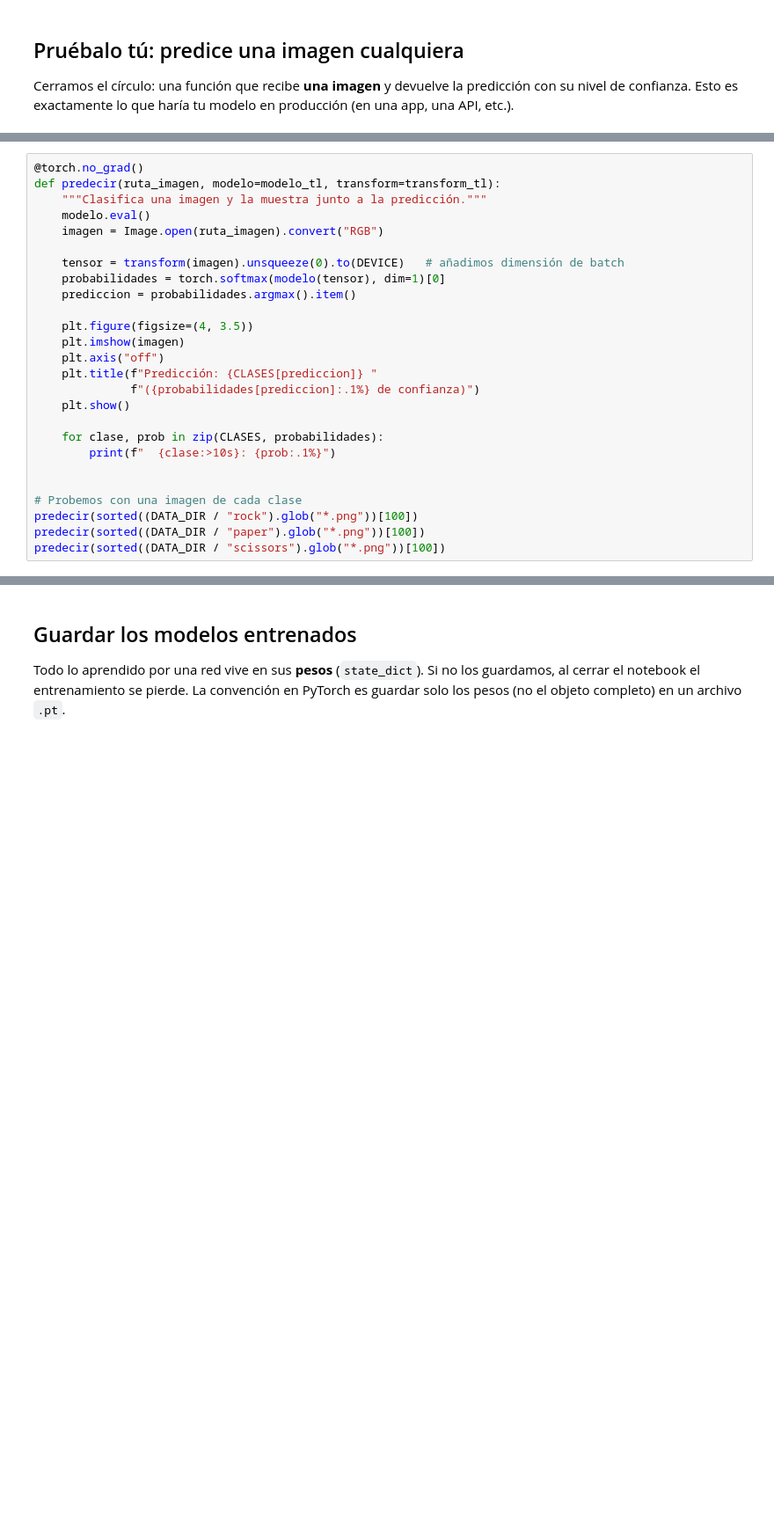
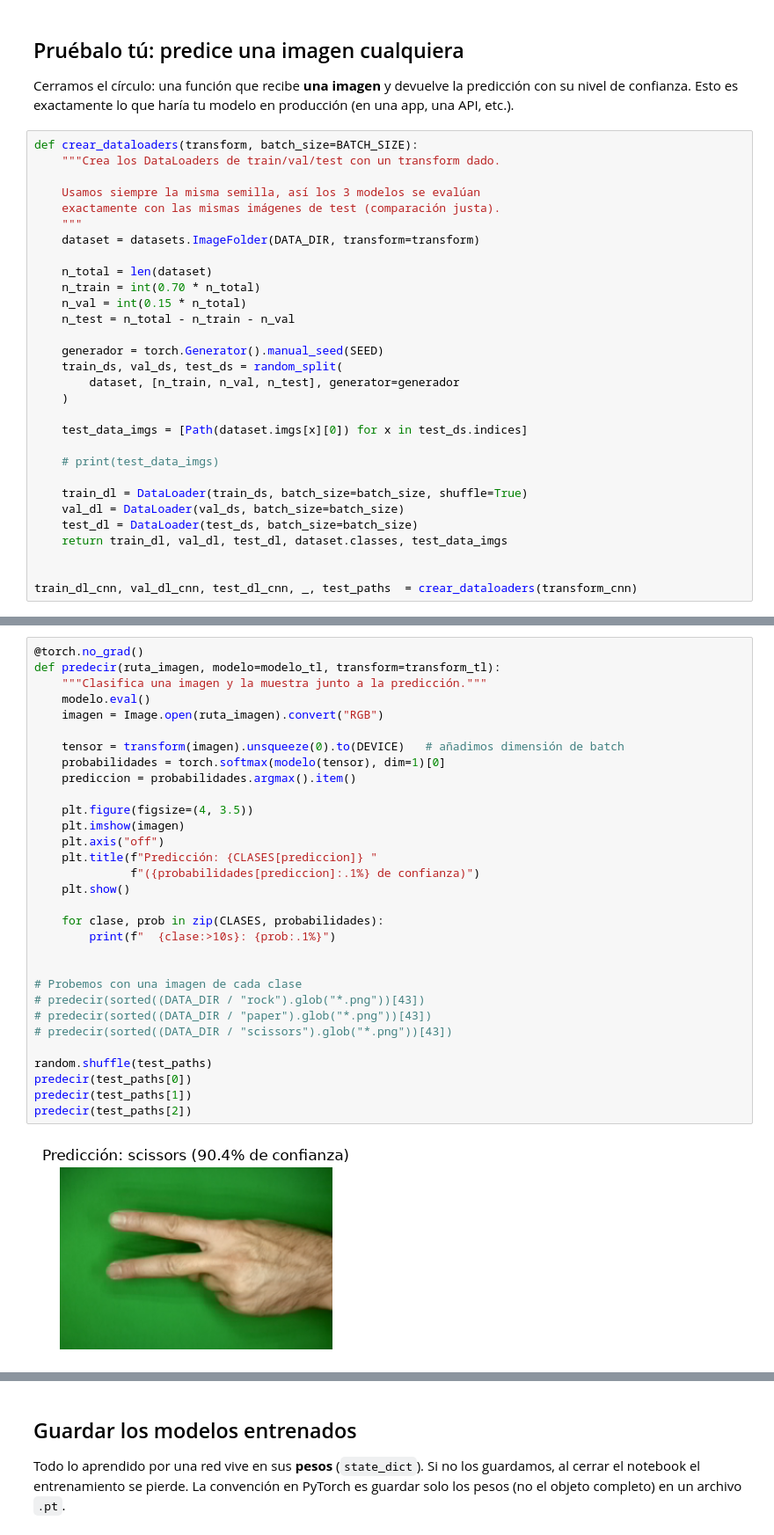
Before and after one commit to marcell-llerena/datascience-g8, a Jupyter notebook: notebooks/20260921_37_workshop_cnn.ipynb, the cells around one changed output, grey strips where cells are left out. Shown at 88% size. Saved outputs shown, nothing was run; the diff lists cells and outputs as text; blank space fills up the shorter version.

```diff
--- a/notebooks/20260921_37_workshop_cnn.ipynb
+++ b/notebooks/20260921_37_workshop_cnn.ipynb
@@ -544,3 +781,33 @@ plt.show()
 ## Pruébalo tú: predice una imagen cualquiera
 
 Cerramos el círculo: una función que recibe **una imagen** y devuelve la predicción con su nivel de confianza. Esto es exactamente lo que haría tu modelo en producción (en una app, una API, etc.).
+# %%
+def crear_dataloaders(transform, batch_size=BATCH_SIZE):
+    """Crea los DataLoaders de train/val/test con un transform dado.
+
+    Usamos siempre la misma semilla, así los 3 modelos se evalúan
+    exactamente con las mismas imágenes de test (comparación justa).
+    """
+    dataset = datasets.ImageFolder(DATA_DIR, transform=transform)
+
+    n_total = len(dataset)
+    n_train = int(0.70 * n_total)
+    n_val = int(0.15 * n_total)
+    n_test = n_total - n_train - n_val
+
+    generador = torch.Generator().manual_seed(SEED)
+    train_ds, val_ds, test_ds = random_split(
+        dataset, [n_train, n_val, n_test], generator=generador
+    )
+
+    test_data_imgs = [Path(dataset.imgs[x][0]) for x in test_ds.indices]
+
+    # print(test_data_imgs)
+
+    train_dl = DataLoader(train_ds, batch_size=batch_size, shuffle=True)
+    val_dl = DataLoader(val_ds, batch_size=batch_size)
+    test_dl = DataLoader(test_ds, batch_size=batch_size)
+    return train_dl, val_dl, test_dl, dataset.classes, test_data_imgs
+
+
+train_dl_cnn, val_dl_cnn, test_dl_cnn, _, test_paths  = crear_dataloaders(transform_cnn)
@@ -547,26 +822,33 @@ Cerramos el círculo: una función que recibe **una imagen** y devuelve la predi
 # %%
 @torch.no_grad()
 def predecir(ruta_imagen, modelo=modelo_tl, transform=transform_tl):
     """Clasifica una imagen y la muestra junto a la predicción."""
     modelo.eval()
     imagen = Image.open(ruta_imagen).convert("RGB")
 
     tensor = transform(imagen).unsqueeze(0).to(DEVICE)   # añadimos dimensión de batch
     probabilidades = torch.softmax(modelo(tensor), dim=1)[0]
     prediccion = probabilidades.argmax().item()
 
     plt.figure(figsize=(4, 3.5))
     plt.imshow(imagen)
     plt.axis("off")
     plt.title(f"Predicción: {CLASES[prediccion]} "
               f"({probabilidades[prediccion]:.1%} de confianza)")
     plt.show()
 
     for clase, prob in zip(CLASES, probabilidades):
         print(f"  {clase:>10s}: {prob:.1%}")
 
 
 # Probemos con una imagen de cada clase
-predecir(sorted((DATA_DIR / "rock").glob("*.png"))[100])
-predecir(sorted((DATA_DIR / "paper").glob("*.png"))[100])
-predecir(sorted((DATA_DIR / "scissors").glob("*.png"))[100])
+# predecir(sorted((DATA_DIR / "rock").glob("*.png"))[43])
+# predecir(sorted((DATA_DIR / "paper").glob("*.png"))[43])
+# predecir(sorted((DATA_DIR / "scissors").glob("*.png"))[43])
+
+random.shuffle(test_paths)
+predecir(test_paths[0])
+predecir(test_paths[1])
+predecir(test_paths[2])
+# %% [output]
+[figure, added]
```
Also changed, not shown: parts of 29 cells of this notebook, 4 other files.
